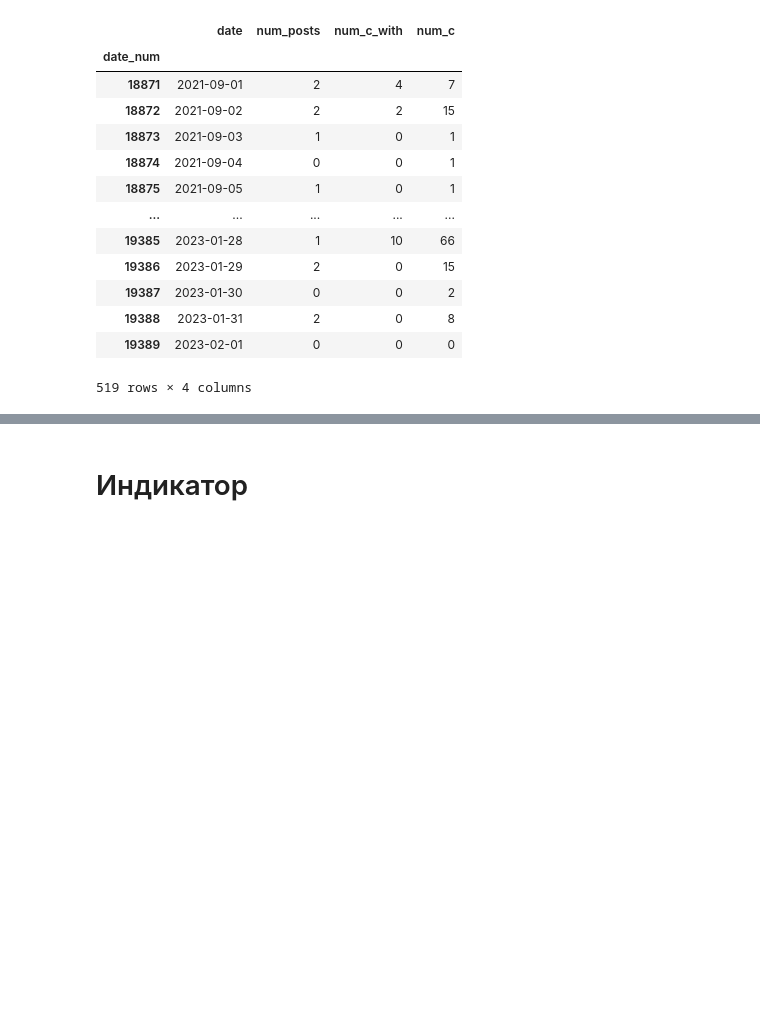
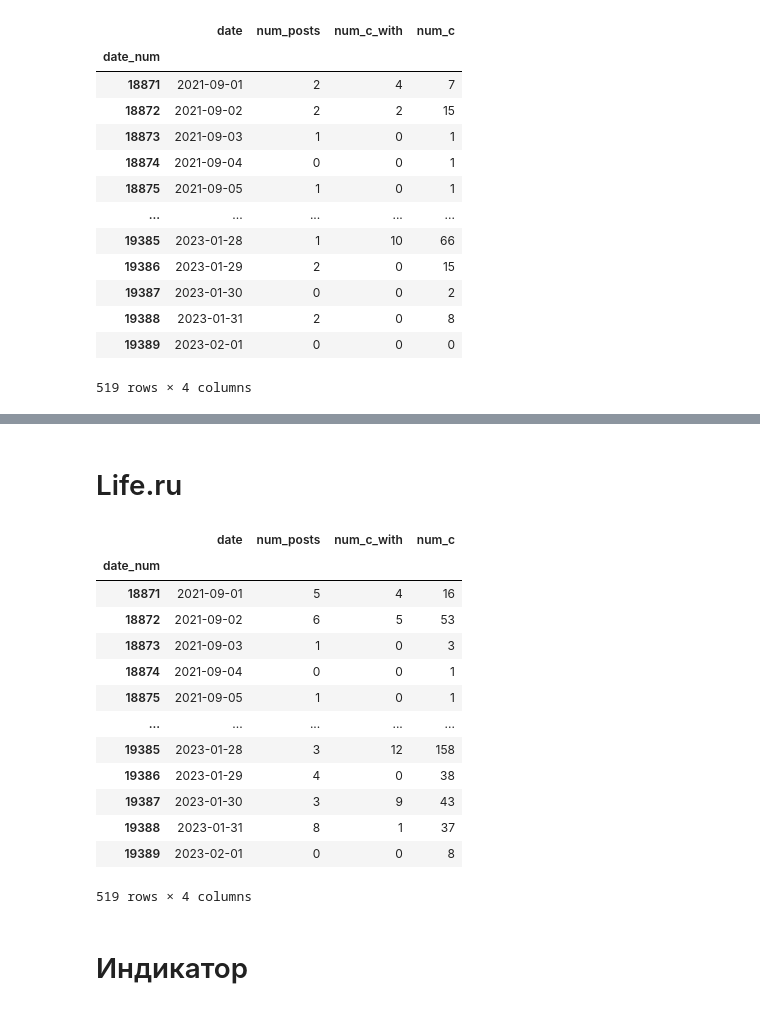
Before and after one commit to AMatevosova/Modeling-the-impact-of-sanctions-on-inflation-expectations, a Jupyter notebook: Индикатор.ipynb, the cells around one changed output, grey strips where cells are left out. Drawn from its saved outputs; the diff is of its cells as text; code cells hidden in the pictures; blank space fills up the shorter version.

```diff
--- a/Индикатор.ipynb
+++ b/Индикатор.ipynb
@@ -208,3 +231,26 @@ df
+# %% [markdown]
+# Life.ru
+# %%
+comments=pd.read_csv('life_comments.csv')
+posts=pd.read_csv('life_posts.csv')
+comments_res=work_with_comments(comments)
+df=work_with_df(posts, comments_res, df)
+df
+# %% [output]
+|  | date | num_posts | num_c_with | num_c |
+| date_num |  |  |  |  |
+| 18871 | 2021-09-01 | 5 | 4 | 16 |
+| 18872 | 2021-09-02 | 6 | 5 | 53 |
+| 18873 | 2021-09-03 | 1 | 0 | 3 |
+| 18874 | 2021-09-04 | 0 | 0 | 1 |
+| 18875 | 2021-09-05 | 1 | 0 | 1 |
+| ... | ... | ... | ... | ... |
+| 19385 | 2023-01-28 | 3 | 12 | 158 |
+| 19386 | 2023-01-29 | 4 | 0 | 38 |
+| 19387 | 2023-01-30 | 3 | 9 | 43 |
+| 19388 | 2023-01-31 | 8 | 1 | 37 |
+| 19389 | 2023-02-01 | 0 | 0 | 8 |
+519 rows × 4 columns
 # %% [markdown]
 # Индикатор
 # %%
```
Also changed, not shown: parts of 20 cells of this notebook, 1 other file.
